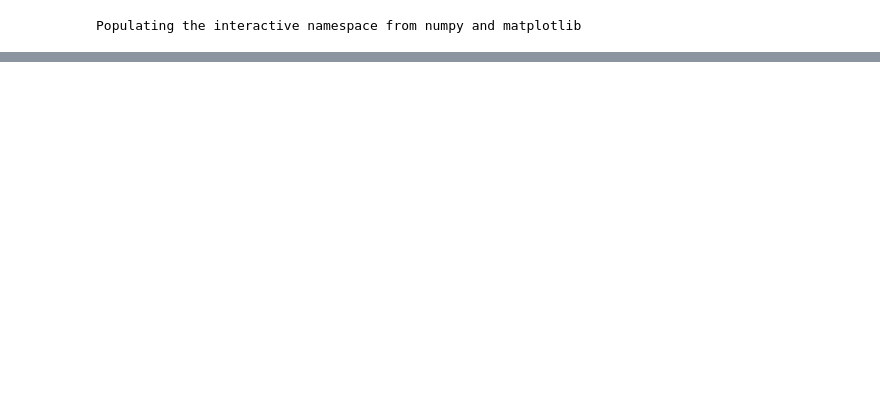
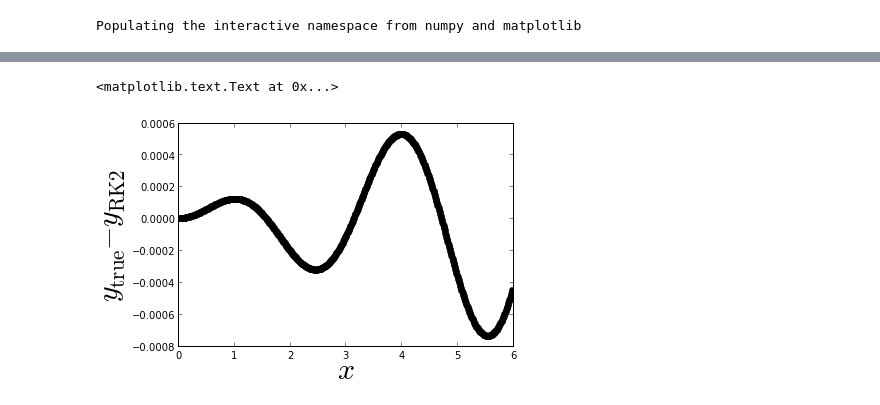
Before and after one commit to dhuertasanchez/ComputationalMethods, a Jupyter notebook: notes/SecondOrder_ODE.ipynb, the cells around one changed output, grey strips where cells are left out. Saved outputs shown, nothing was run; the diff lists cells and outputs as text; code cells hidden in the pictures; blank space fills up the shorter version.

```diff
--- a/notes/SecondOrder_ODE.ipynb
+++ b/notes/SecondOrder_ODE.ipynb
@@ -83,5 +76,4 @@ plt.ylabel('$y_{\mathrm{true}}-y_{\mathrm{euler}}$',size=30)
 # %%
-# we use a 2nd order runge-kutta to update first y_2 and then y_1
 def func_prime_1(x, y_1, y_2):
     return y_2
 
@@ -106,15 +98,13 @@ def RungeKuttaSecondOrderStep(x_old, y_1_old, y_2_old):
     y_1_new = y_1_old + h * y_middle_prime_1
     y_2_new= y_2_old + h * y_middle_prime_2
     return x_new, y_1_new, y_2_new
-
-
-#we use our initial conditions
-x[0]   = 0 # by definition
-y_1[0] = 1.0
-y_2[0] = 0.0
-
-for i in range(1,n_points):
-    x[i],y_1[i],y_2[i] = RungeKuttaSecondOrderStep(x[i-1], y_1[i-1], y_2[i-1])
+# %%
+x[0]   = min_x
+y_1[0] = 1.0
+y_2[0] = 0.0
+
+for i in range(1,n_points):
+    x[i],y_1[i],y_2[i] = RungeKuttaSecondOrderStep(x[i-1], y_1[i-1], y_2[i-1])
 # %%
 plot(x,y_1, 'ko')
 plot(x,cos(2.0*x))
@@ -125,0 +116,7 @@ plt.ylabel('y(x)')
+# %%
+plot(x,cos(2.0*x)-y_1, 'ko')
+plt.xlabel('$x$', size=30)
+plt.ylabel('$y_{\mathrm{true}}-y_{\mathrm{RK2}}$',size=30)
+# %% [output]
+<matplotlib.text.Text at 0x...>
+[figure, added]
```
Also changed, not shown: parts of 13 cells of this notebook.
